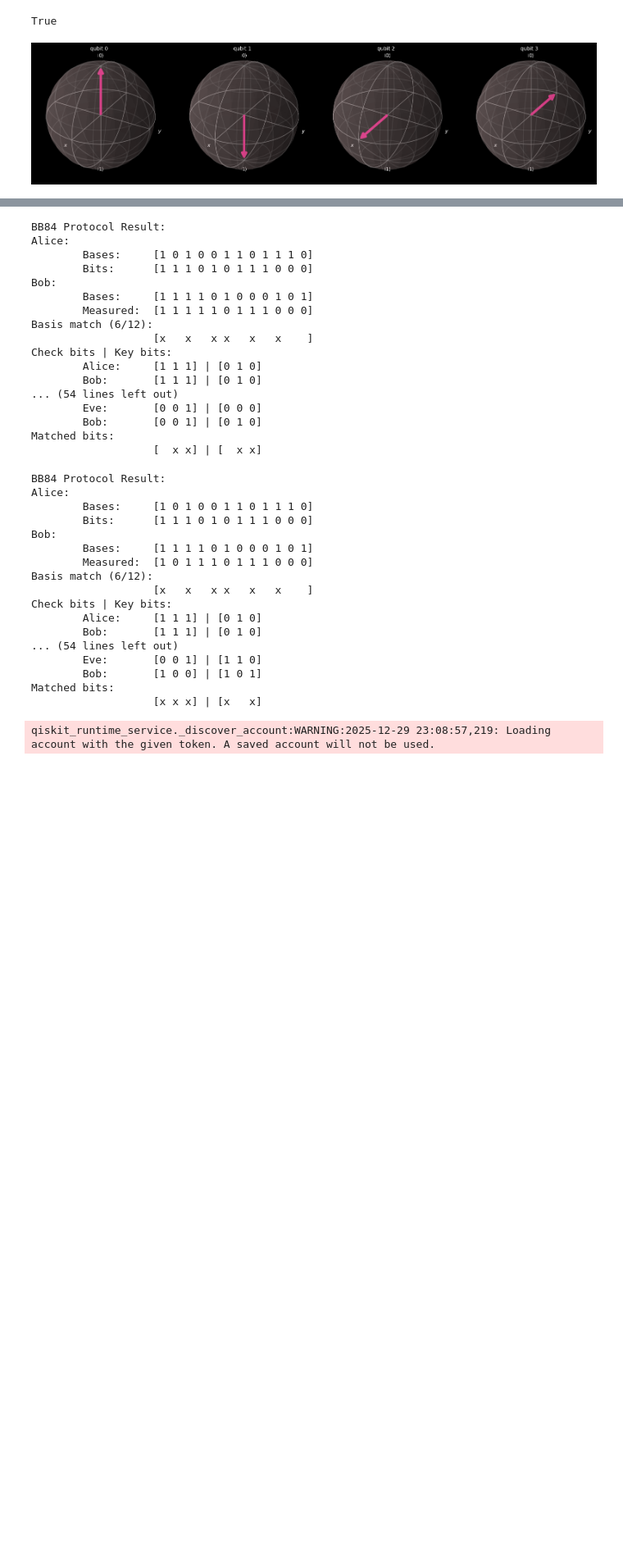
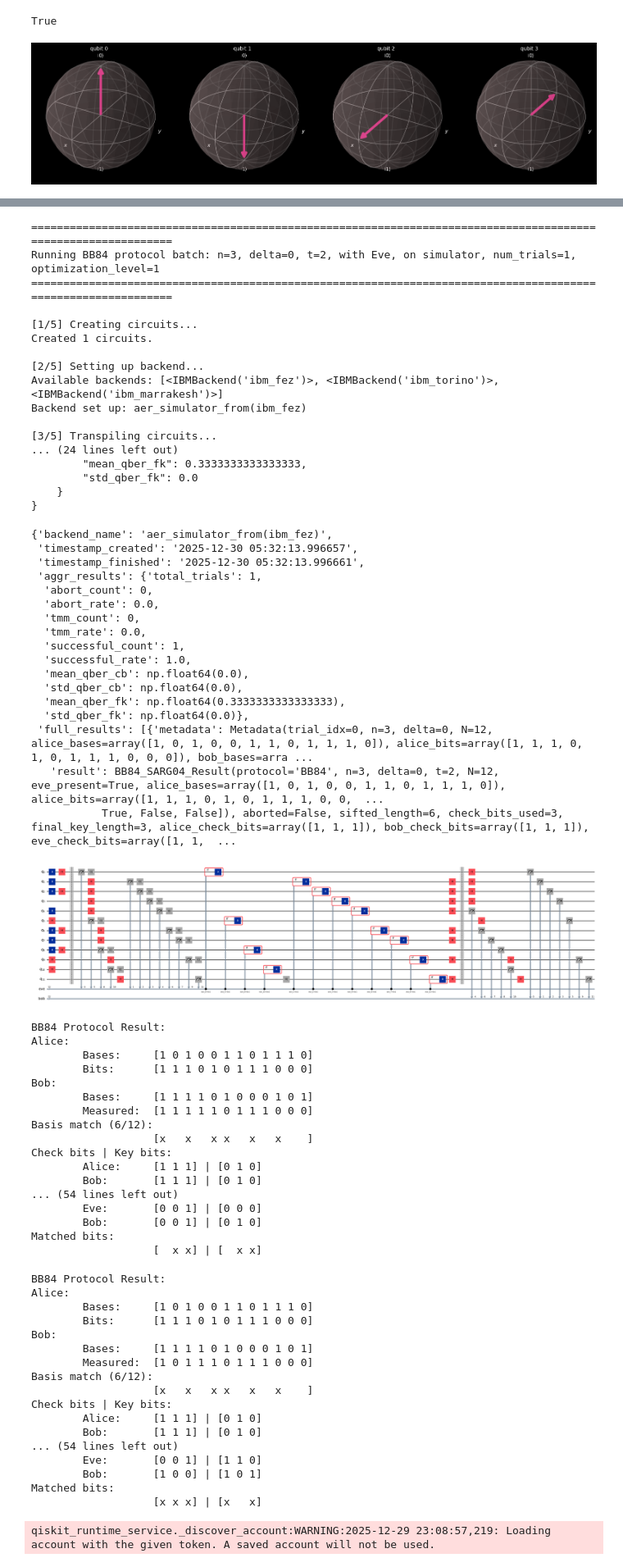
Before and after one commit to selendic/aau-qic-mini-project-bb84-sarg04, a Jupyter notebook: BB84_and_SARG04.ipynb, the cells around one changed output, grey strips where cells are left out. Shown: that part at 82% size. Saved outputs shown, nothing was run; the diff lists cells and outputs as text; code cells hidden in the pictures; blank space fills up the shorter version.

```diff
--- a/BB84_and_SARG04.ipynb
+++ b/BB84_and_SARG04.ipynb
@@ -556,8 +556,8 @@ def run_bb84_n_sarg04_batch(
 
 	result = {
 		"backend_name": backend_name,
-		"timestamp_created": backend_metrics_timestamps["created"],
-		"timestamp_finished": backend_metrics_timestamps["finished"],
+		"timestamp_created": str(backend_metrics_timestamps["created"]),
+		"timestamp_finished": str(backend_metrics_timestamps["finished"]),
 		"aggr_results": stats,
 	}
 	end_time = datetime.now()
@@ -584,10 +584,61 @@ qiskit_runtime_service._discover_account:WARNING:2025-12-29 23:08:33,150: Loadin
 # %%
 alice_bases = np.array([1, 0, 1, 0, 0, 1, 1, 0, 1, 1, 1, 0])
 alice_bits  = np.array([1, 1, 1, 0, 1, 0, 1, 1, 1, 0, 0, 0])
 eve_bases   = np.array([0, 1, 1, 1, 1, 0, 1, 1, 0, 1, 0, 1])
 bob_bases   = np.array([1, 1, 1, 1, 0, 1, 0, 0, 0, 1, 0, 1])
 alice_disclosed_pairs = np.array([[0, 1, 0, 0, 1, 0, 0, 1, 1, 0, 1, 0],
 								  [1, 1, 1, 1, 0, 0, 1, 0, 1, 0, 0, 1]]).T
+
+run_bb84_n_sarg04_batch(
+		n=3, delta=0, t=2,
+		eve_present=True, sarg04=False,
+		num_trials=1, run_on_hw=False,
+		optimization_level=1,
+		service=service,
+		verbose=True,
+		return_full_results=True,
+		alice_bases=alice_bases,
+		alice_bits= alice_bits,
+		eve_bases=  eve_bases,
+		bob_bases=  bob_bases,
+		draw_circuits=[0],
+	)
+# %% [output]
+==============================================================================================================
+Running BB84 protocol batch: n=3, delta=0, t=2, with Eve, on simulator, num_trials=1, optimization_level=1
+==============================================================================================================
+
+[1/5] Creating circuits...
+Created 1 circuits.
+
+[2/5] Setting up backend...
+Available backends: [<IBMBackend('ibm_fez')>, <IBMBackend('ibm_torino')>, <IBMBackend('ibm_marrakesh')>]
+Backend set up: aer_simulator_from(ibm_fez)
+
+[3/5] Transpiling circuits...
+... (24 lines left out)
+        "mean_qber_fk": 0.3333333333333333,
+        "std_qber_fk": 0.0
+    }
+}
+{'backend_name': 'aer_simulator_from(ibm_fez)',
+ 'timestamp_created': '2025-12-30 05:32:13.996657',
+ 'timestamp_finished': '2025-12-30 05:32:13.996661',
+ 'aggr_results': {'total_trials': 1,
+  'abort_count': 0,
+  'abort_rate': 0.0,
+  'tmm_count': 0,
+  'tmm_rate': 0.0,
+  'successful_count': 1,
+  'successful_rate': 1.0,
+  'mean_qber_cb': np.float64(0.0),
+  'std_qber_cb': np.float64(0.0),
+  'mean_qber_fk': np.float64(0.3333333333333333),
+  'std_qber_fk': np.float64(0.0)},
+ 'full_results': [{'metadata': Metadata(trial_idx=0, n=3, delta=0, N=12, alice_bases=array([1, 0, 1, 0, 0, 1, 1, 0, 1, 1, 1, 0]), alice_bits=array([1, 1, 1, 0, 1, 0, 1, 1, 1, 0, 0, 0]), bob_bases=arra ...
+   'result': BB84_SARG04_Result(protocol='BB84', n=3, delta=0, t=2, N=12, eve_present=True, alice_bases=array([1, 0, 1, 0, 0, 1, 1, 0, 1, 1, 1, 0]), alice_bits=array([1, 1, 1, 0, 1, 0, 1, 1, 1, 0, 0,  ...
+           True, False, False]), aborted=False, sifted_length=6, check_bits_used=3, final_key_length=3, alice_check_bits=array([1, 1, 1]), bob_check_bits=array([1, 1, 1]), eve_check_bits=array([1, 1,  ...
+[figure, added]
 # %%
 def run_example_test_case(
 		n, delta, t,
```
Also changed, not shown: parts of 1 cell of this notebook, 4 other files.
